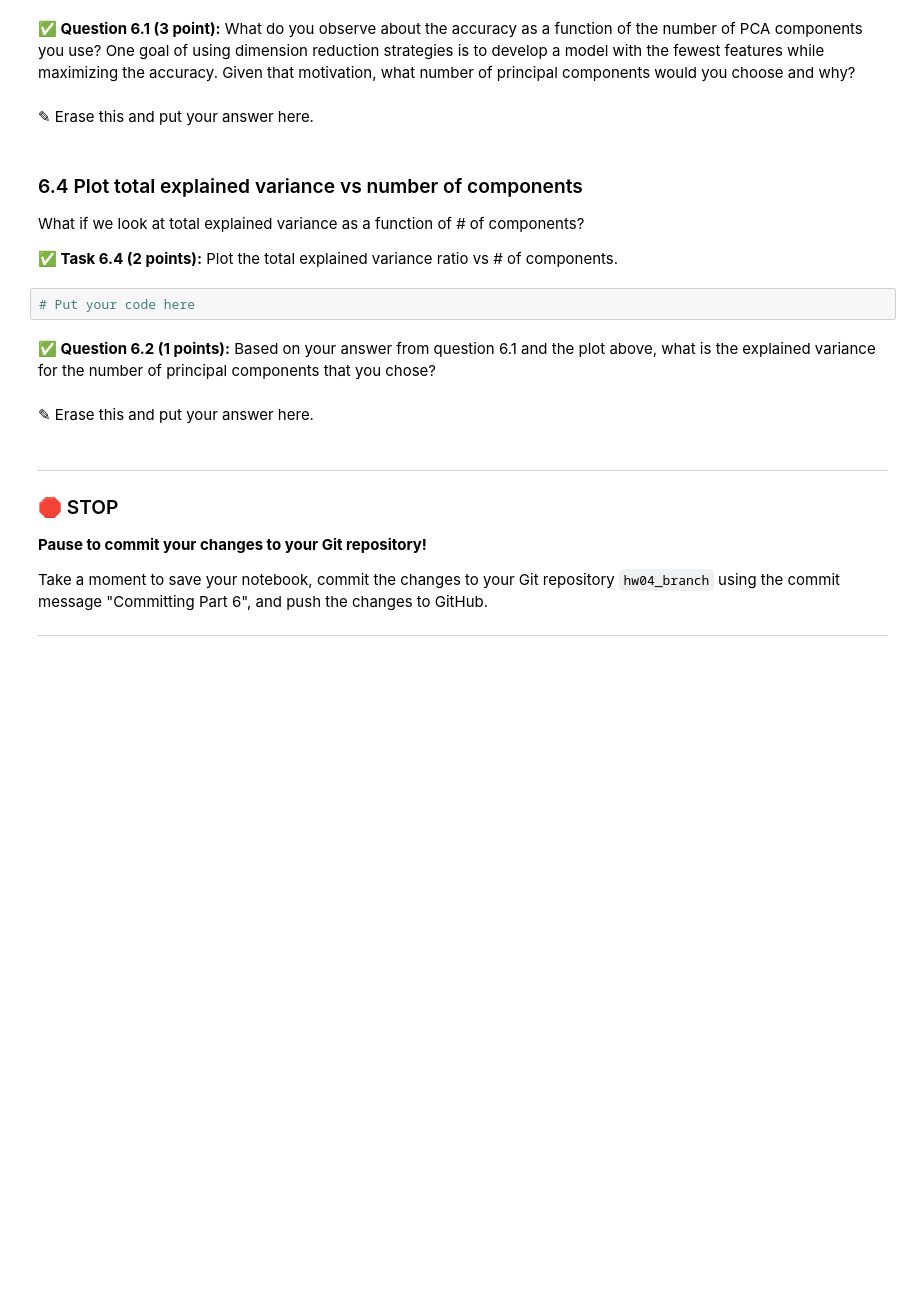
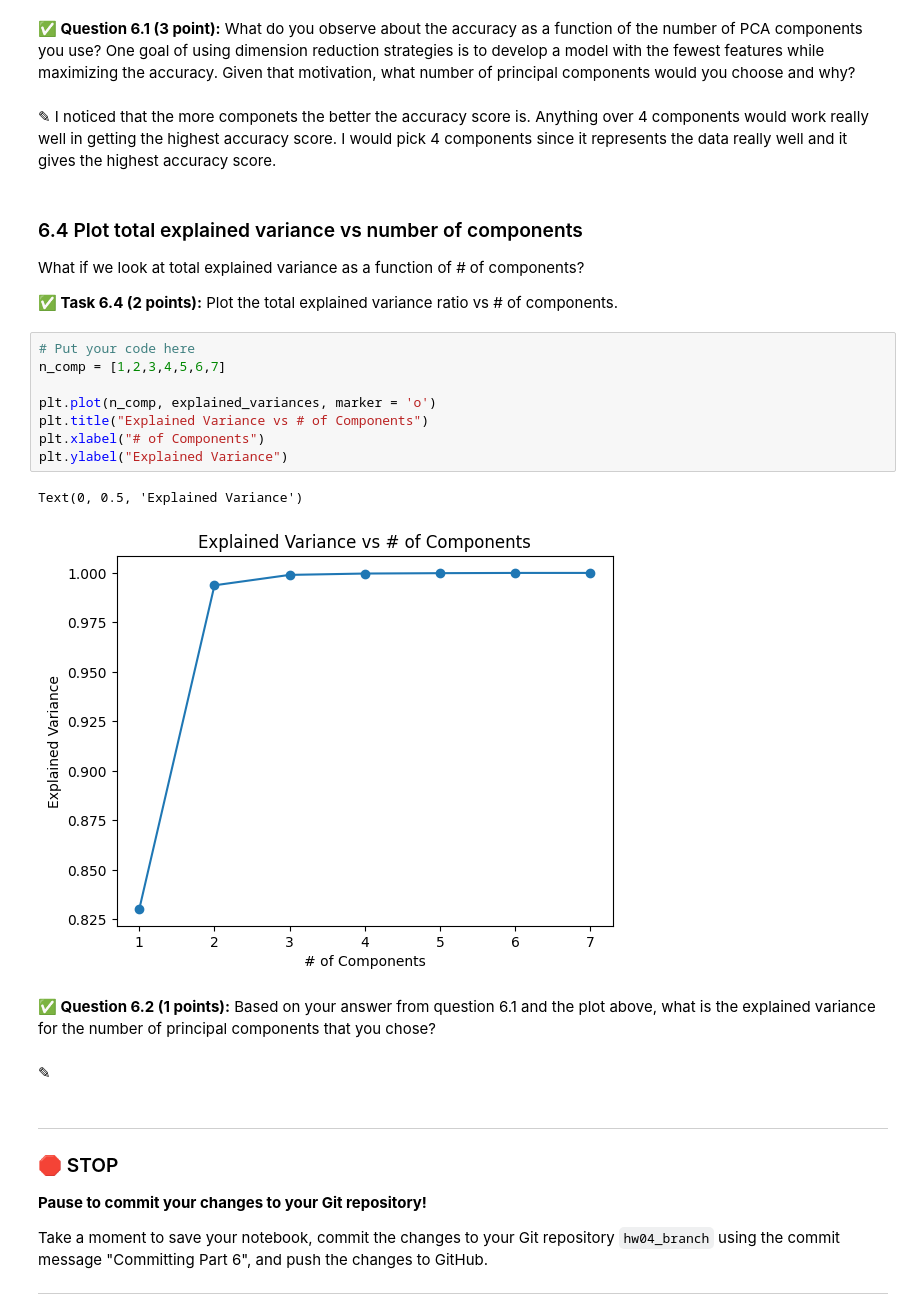
Before and after one commit to dixonde3/CMSE-202, a Jupyter notebook: hw-04/HW-04_PerceptronSVMandPCA-STUDENT.ipynb, the cells around one changed output. Drawn from its saved outputs; the diff is of its cells as text; blank space fills up the shorter version.

```diff
--- a/hw-04/HW-04_PerceptronSVMandPCA-STUDENT.ipynb
+++ b/hw-04/HW-04_PerceptronSVMandPCA-STUDENT.ipynb
@@ -526,19 +582,28 @@ Now that we have those numbers, it makes sense to look at the accuracy vs # of c
 # %% [markdown]
 **&#9989; Question 6.1 (3 point):** What do you observe about the accuracy as a function of the number of PCA components you use? One goal of using dimension reduction strategies is to develop a model with the fewest features while maximizing the accuracy. Given that motivation, what number of principal components would you choose and why?
-# %% [markdown]
-<font size=+3>&#9998;</font> Erase this and put your answer here.
+# %% [markdown]
+<font size=+3>&#9998;</font> I noticed that the more componets the better the accuracy score is. Anything over 4 components would work really well in getting the highest accuracy score. I would pick 4 components since it represents the data really well and it gives the highest accuracy score.
 # %% [markdown]
 ### 6.4 Plot total explained variance vs number of components
 
 What if we look at total explained variance as a function of # of components?
 
 **&#9989; Task 6.4 (2 points):** Plot the total explained variance ratio vs # of components.
-# %%
-# Put your code here
+# %%
+# Put your code here
+n_comp = [1,2,3,4,5,6,7]
+
+plt.plot(n_comp, explained_variances, marker = 'o')
+plt.title("Explained Variance vs # of Components")
+plt.xlabel("# of Components")
+plt.ylabel("Explained Variance")
+# %% [output]
+Text(0, 0.5, 'Explained Variance')
+[figure, added]
 # %% [markdown]
 **&#9989; Question 6.2 (1 points):** Based on your answer from question 6.1 and the plot above, what is the explained variance for the number of principal components that you chose?
 # %% [markdown]
-<font size=+3>&#9998;</font> Erase this and put your answer here.
+<font size=+3>&#9998;</font>
 # %% [markdown]
 ---
 ### &#128721; STOP
```
Also changed, not shown: parts of 8 cells of this notebook.
